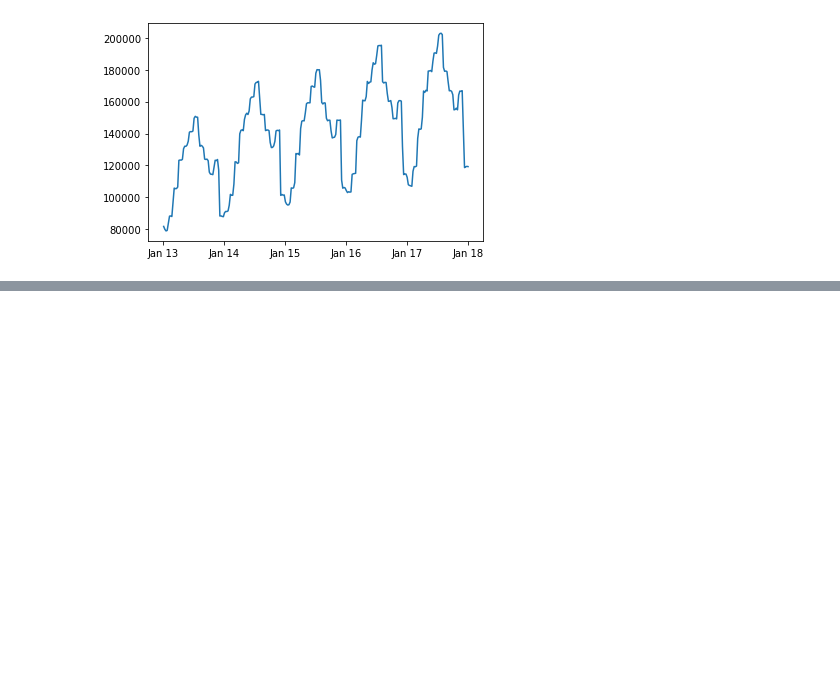
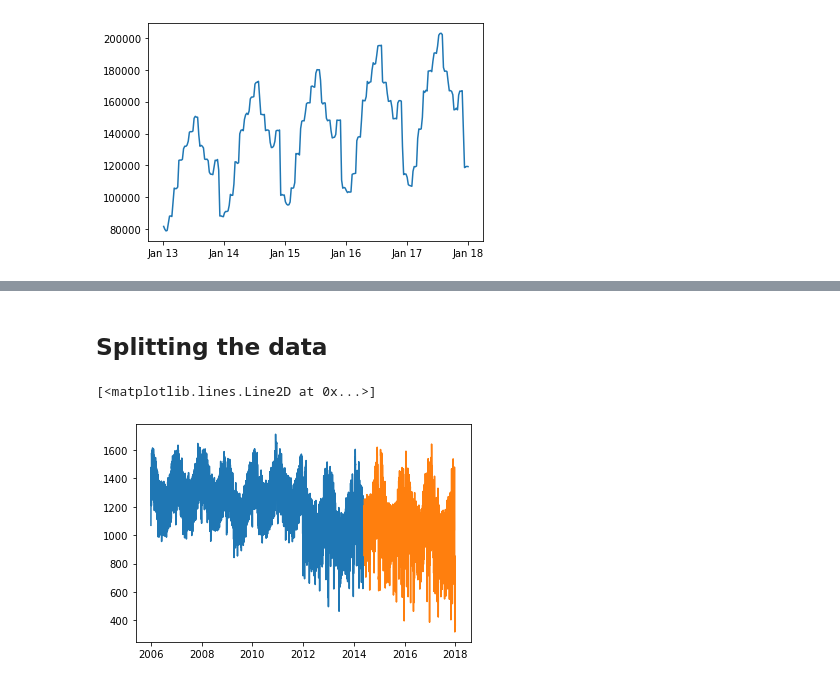
Before and after one commit to david-ryan-alviola/time-series-exercises, a Jupyter notebook: explore.ipynb, the cells around one changed output, grey strips where cells are left out. Cells and saved outputs as stored; diff of their text form; code cells hidden in the pictures; blank space fills up the shorter version.

Commit message:
Continued exploring Germany data

```diff
--- a/explore.ipynb
+++ b/explore.ipynb
@@ -379,0 +382,2 @@ ax.xaxis.set_major_formatter(DateFormatter('%b %y'))
+# %%
+germany_df = prepare.prepare_germany_df(acquire.acquire_germany())
@@ -379,0 +403,3 @@ ax.xaxis.set_major_formatter(DateFormatter('%b %y'))
+# %%
+germany_df['net_consumption'] = germany_df.consumption - germany_df.wind_and_solar
+germany_df.sample(14)
@@ -379,0 +423,16 @@ ax.xaxis.set_major_formatter(DateFormatter('%b %y'))
+# %% [markdown]
+## Splitting the data
+# %%
+#Percentage
+train_size = .70
+n = germany_df.shape[0]
+test_start_index = round(train_size * n)
+
+train = germany_df[:test_start_index] # everything up (not including) to the test_start_index
+test = germany_df[test_start_index:] # everything from the test_start_index to the end
+
+plt.plot(train.index, train.net_consumption)
+plt.plot(test.index, test.net_consumption)
+# %% [output]
+[<matplotlib.lines.Line2D at 0x...>]
+[figure, added]
```
Also changed, not shown: parts of 32 cells of this notebook.
